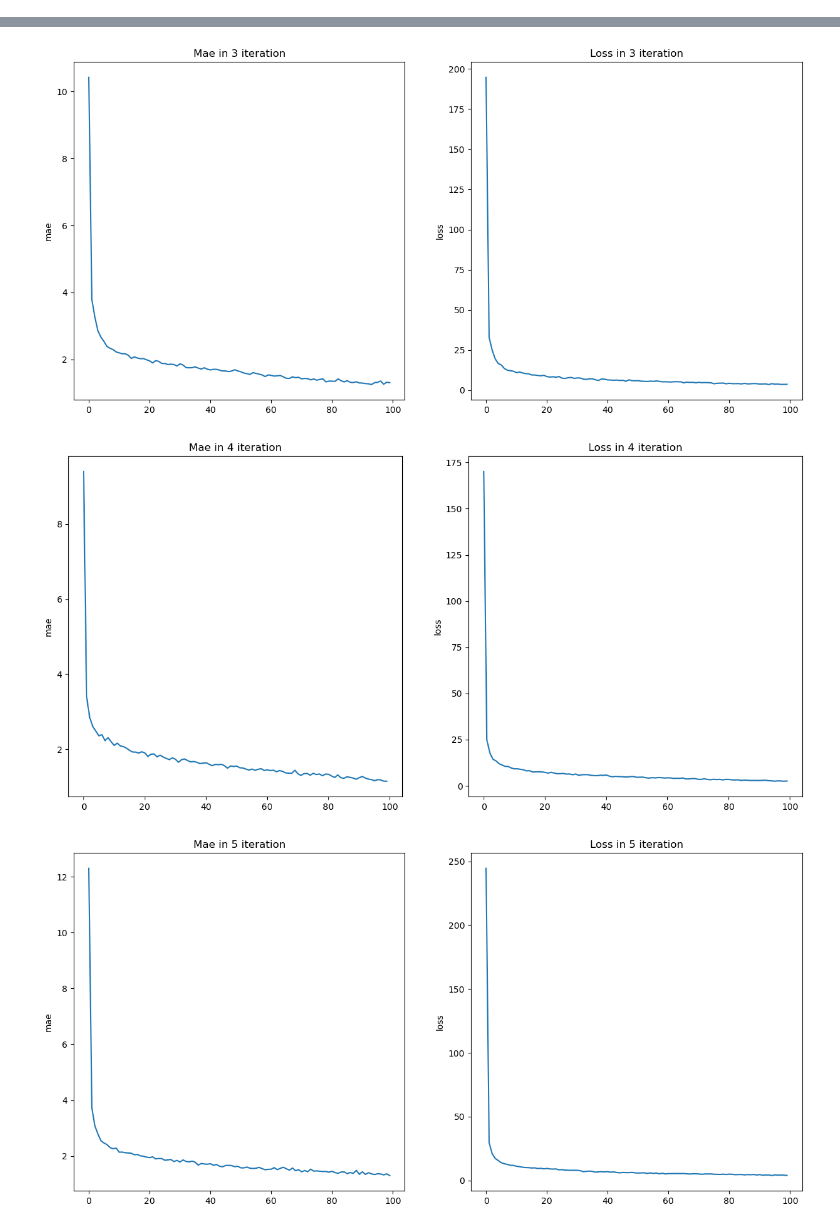
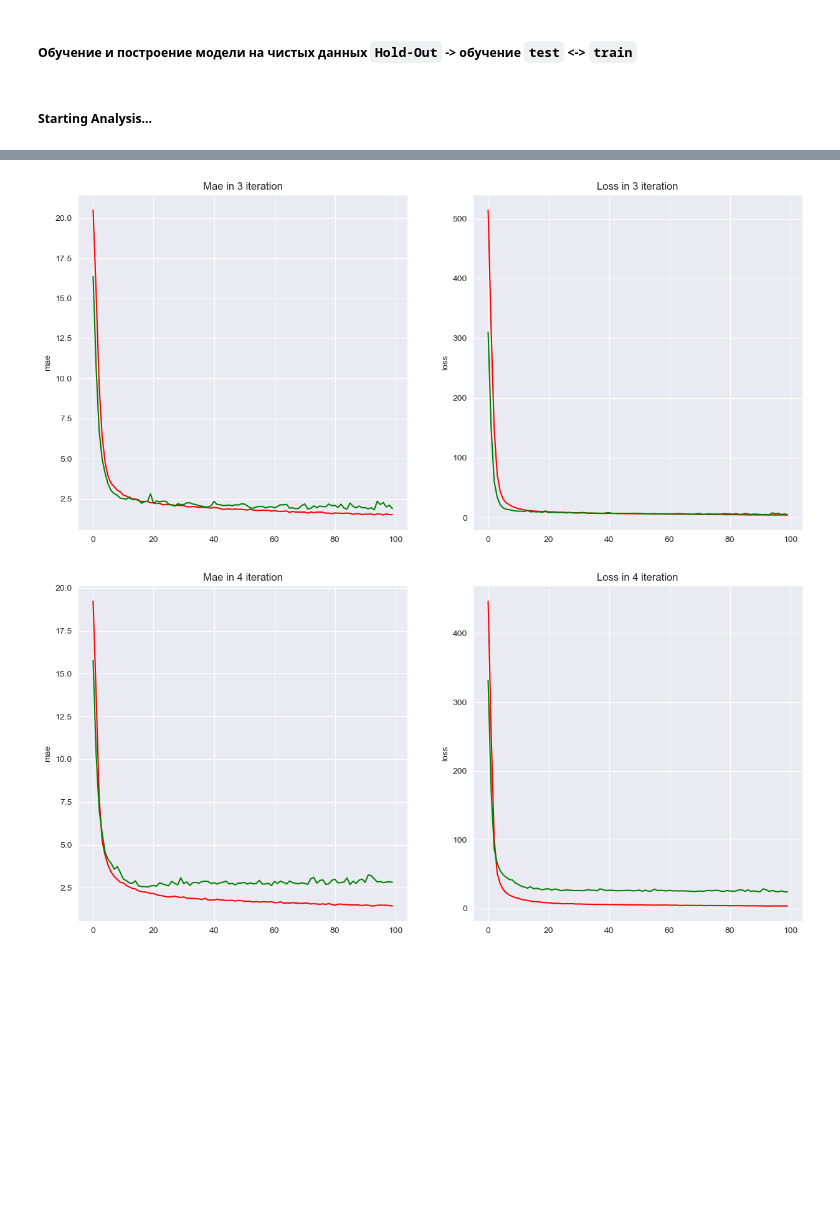
Before and after one commit to AlexanderVitMor/AI_systems, a Jupyter notebook: PAIS_labs/houses_lab3.ipynb, the cells around one changed output, grey strips where cells are left out. Saved outputs shown, nothing was run; the diff lists cells and outputs as text; code cells hidden in the pictures; blank space fills up the shorter version.

```diff
--- a/PAIS_labs/houses_lab3.ipynb
+++ b/PAIS_labs/houses_lab3.ipynb
@@ -15,3 +19,6 @@ from tensorflow.keras.datasets import boston_housing
+# %%
+MEAN_MAE_SCORE: dict = {}
+MEAN_MSE_SCORE: dict = {}
 # %%
 print(train_x.shape)
 print(test_x.shape)
@@ -66,35 +69,50 @@ def build_regression_model():
     model.compile(optimizer='rmsprop', loss='mse', metrics=['mae'])
     return model
 # %%
-def hand_cross_validation_model(k: int = 4, num_epochs: int = 100, batch_size: int = 1, scaling_function: FunctionType = normalize):
+def hand_cross_validation_model(train_X = train_x, test_X = test_x, train_Y = train_y, k: int = 4, num_epochs: int = 100, batch_size: int = 2, scaling_function = normalize):
 
-    train_data, test_data = scaling_function(train_x, test_x)
+    train_data, test_data = scaling_function(train_X, test_X)
 
     num_val_samples: int = len(train_data) // k
-    all_scores = []
+    all_scores_mae: list = []
+    all_losses_mse: list = []
 
     for i in range(k):
         print('processing fold #', i)
         val_data = train_data[i *  num_val_samples: (i + 1) * num_val_samples]
-        val_targets = train_y[i * num_val_samples: (i + 1) * num_val_samples]
+        val_targets = train_Y[i * num_val_samples: (i + 1) * num_val_samples]
 
         partial_train_data = np.concatenate([train_data[:i * num_val_samples], train_data[(i + 1) * num_val_samples:]], axis=0)
-        partial_train_targets = np.concatenate([train_y[:i * num_val_samples], train_y[(i + 1) * num_val_samples:]], axis=0)
+        partial_train_targets = np.concatenate([train_Y[:i * num_val_samples], train_Y[(i + 1) * num_val_samples:]], axis=0)
 
         model = build_regression_model()
-        history = model.fit(partial_train_data, partial_train_targets, epochs=num_epochs, batch_size=batch_size, verbose=0)
+        history = model.fit(partial_train_data, partial_train_targets, epochs=num_epochs, batch_size=batch_size, validation_split=0.1, verbose=0)
 
         history_df = pd.DataFrame(history.history)
 
         fig, axes = plt.subplots(1, 2, figsize=(15,7))
 
-        sns.lineplot(data=history_df['mae'], ax=axes[0])
+        sns.lineplot(data=history_df['mae'], ax=axes[0], color='red')
+        sns.lineplot(data=history_df['val_mae'], ax=axes[0],  color='green')
         axes[0].set_title(f'Mae in {i + 1} iteration')
 
-        sns.lineplot(data=history_df['loss'], ax=axes[1])
+        sns.lineplot(data=history_df['loss'], ax=axes[1], color='red')
+        sns.lineplot(data=history_df['val_loss'], ax=axes[1], color='green')
         axes[1].set_title(f'Loss in {i + 1} iteration')
 
         val_mse, val_mae = model.evaluate(val_data, val_targets, verbose=0)
-        all_scores.append(val_mae)
 
-    print(np.mean(all_scores))
+        all_scores_mae.append(val_mae)
+        all_losses_mse.append(val_mse)
+
+
+
+    print(f'All Scores MAE: {all_scores_mae}')
+    print(f'Mean of MAE score ---> {np.mean(all_scores_mae)}')
+
+    print(f'All Losses MSE: {all_losses_mse}')
+    print(f'Mean of MSE loss ---> {np.mean(all_losses_mse)}')
+
+    return np.mean(all_scores_mae), np.mean(all_losses_mse)
+# %% [markdown]
+##### Обучение и построение модели на чистых данных `Hold-Out` -> обучение `test` <-> `train`
@@ -101,6 +142,9 @@ def hand_cross_validation_model(k: int = 4, num_epochs: int = 100, batch_size: i
+# %% [markdown]
+##### Starting Analysis...
 # %%
-hand_cross_validation_model(k=5)
-print(all_scores)
+MAE, MSE = hand_cross_validation_model(batch_size=10, num_epochs=100)
+MEAN_MAE_SCORE['default'] = MAE
+MEAN_MSE_SCORE['default'] = MSE
 # %% [output]
 processing fold # 0
 processing fold # 1
@@ -116,3 +159,2 @@ WARNING:tensorflow:5 out of the last 13 calls to <function TensorFlowTrainer.mak
-[figure, old version]
+[figure, new version]
-[figure, old version]
+[figure, new version]
-[figure, removed]
```
Also changed, not shown: parts of 14 cells of this notebook, 2 other files.
